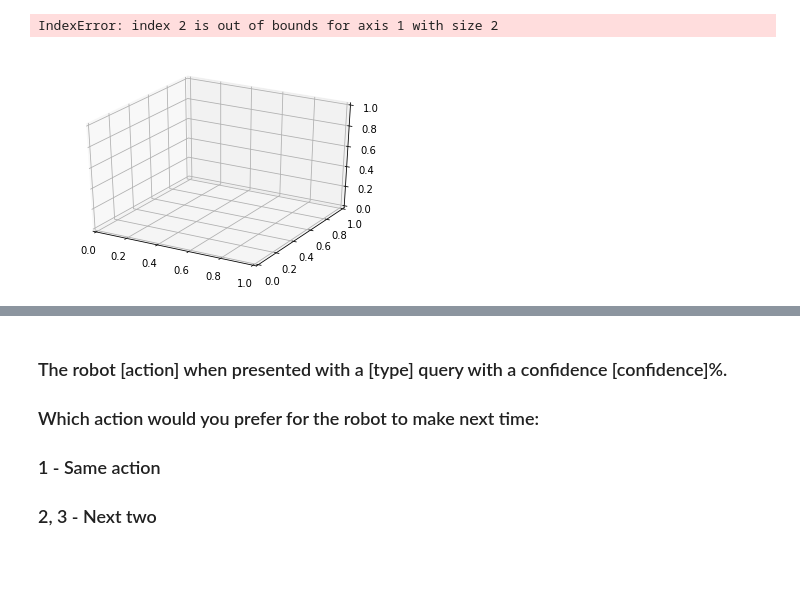
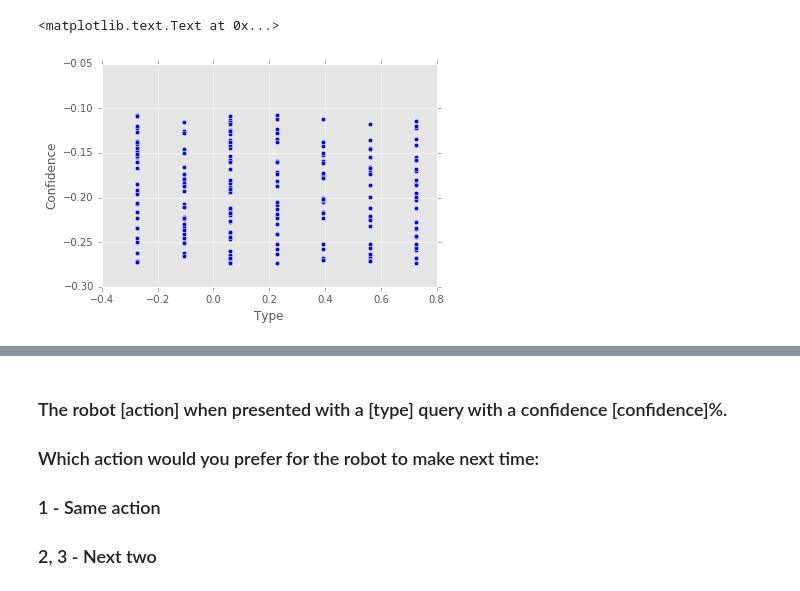
Before and after one commit to CSUN-SERL/HMT-SARWAI, a Jupyter notebook: adaptive_system/sklearn_k_means.ipynb, the cells around one changed output, grey strips where cells are left out. Cells and saved outputs as stored; diff of their text form; code cells hidden in the pictures; blank space fills up the shorter version.

```diff
--- a/adaptive_system/sklearn_k_means.ipynb
+++ b/adaptive_system/sklearn_k_means.ipynb
@@ -34,2 +62,2 @@ data = data[:-1]
 # %%
-data_norm = utils.min_max_normalization(data)
+data_norm = utils.min_max_normalization(query_attributes)
@@ -76,11 +64,17 @@ array([[ 0.72715151, -0.19492167],
 # %%
+# ONLY FOR 3D GRAPH
 fig = plt.figure()
 ax = fig.add_subplot(111, projection='3d')
-ax.scatter(data[:, 0], data[:, 1], data[:, 2], c='b', marker='o')
+ax.scatter(data_norm[:, 0], data_norm[:, 1], data_norm[:, 2], c='b', marker='o')
 ax.set_xlabel('Type')
 ax.set_ylabel('Confidence')
 ax.set_zlabel('Action')
-# %% [output]
-IndexError: index 2 is out of bounds for axis 1 with size 2
-[figure, removed]
+# %%
+# ONLY FOR 2D GRAPH
+plt.scatter(data_norm[:, 0], data_norm[:, 1], marker = "o")
+plt.xlabel('Type')
+plt.ylabel('Confidence')
+# %% [output]
+<matplotlib.text.Text at 0x...>
+[figure, added]
 # %%
```
Also changed, not shown: parts of 21 cells of this notebook, 1 other file.
